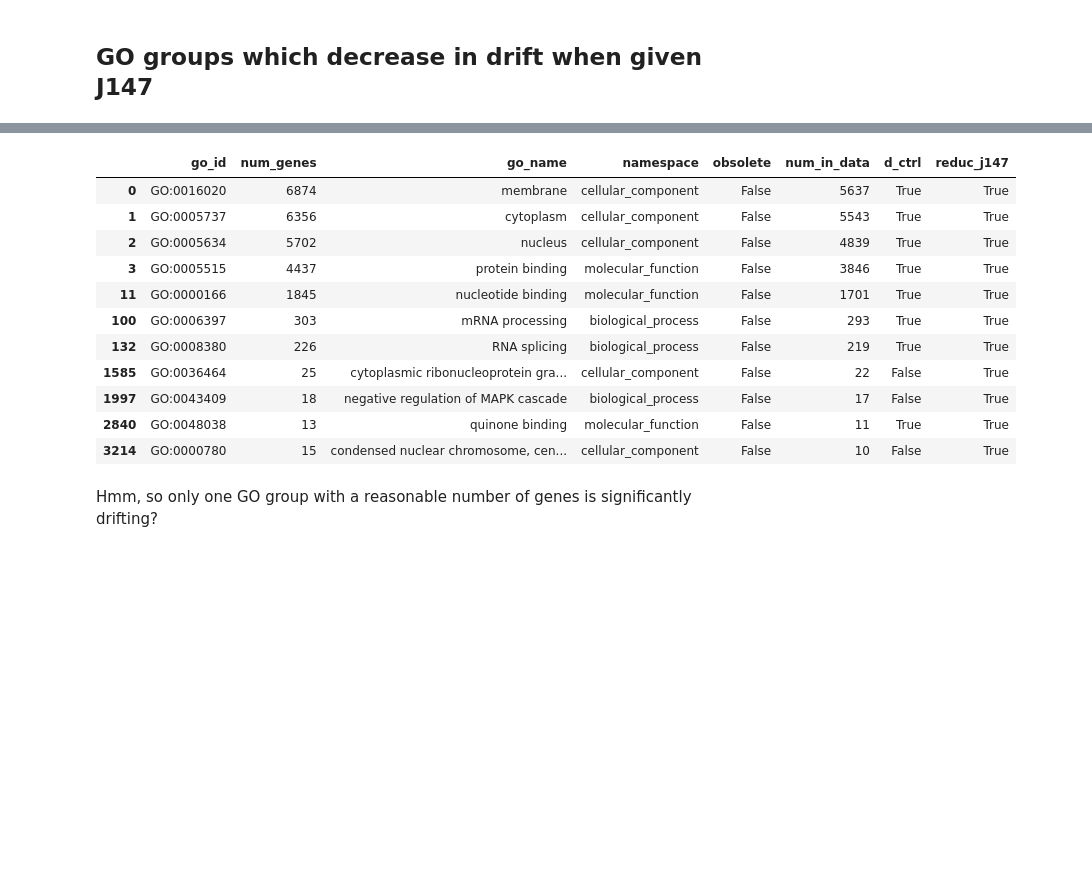
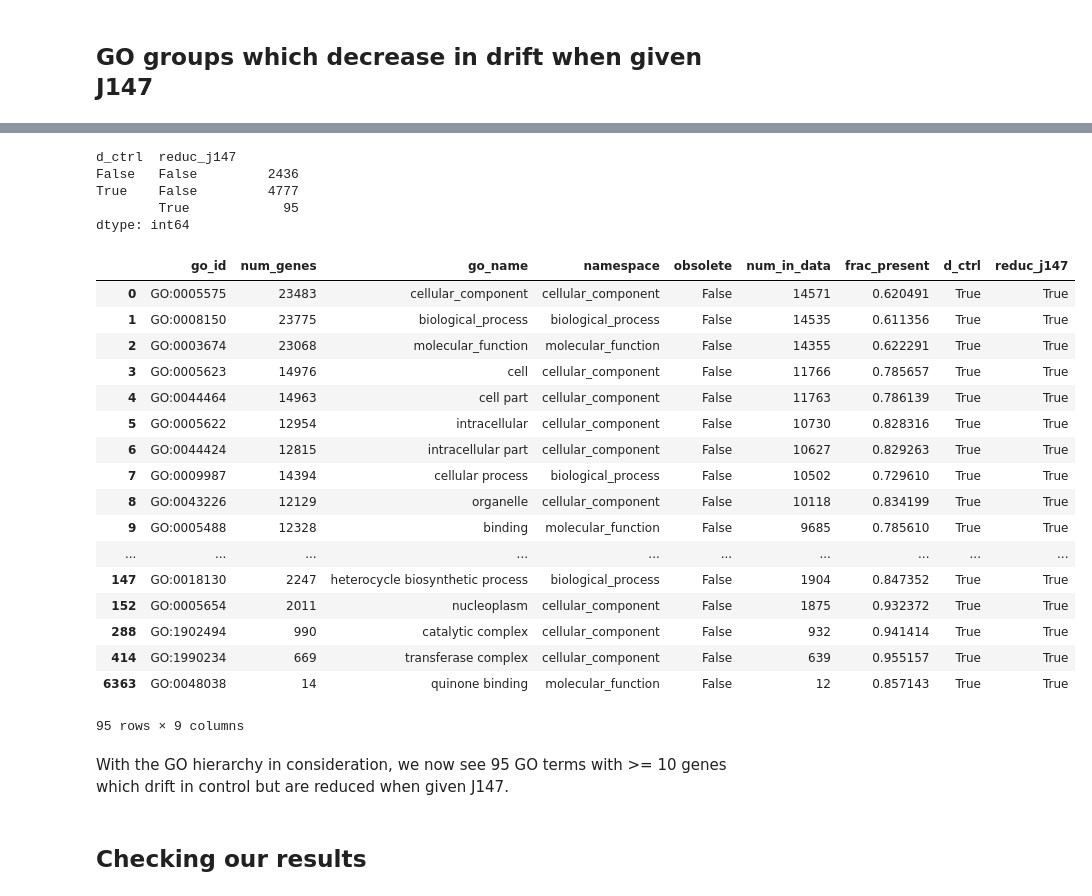
Before and after one commit to veleritas/ageing, a Jupyter notebook: analysis/GSE69244.ipynb, the cells around one changed output, grey strips where cells are left out. Drawn from its saved outputs; the diff is of its cells as text; code cells hidden in the pictures; blank space fills up the shorter version.

```diff
--- a/analysis/GSE69244.ipynb
+++ b/analysis/GSE69244.ipynb
@@ -111,7 +131,7 @@ def filter_go(go_terms, go_groups, dataframe):
 # %%
 info = pd.DataFrame(
-    [(go_term, len(genes)) for go_term, genes in go_groups.items()],
+    [(term, len(genes)) for term, genes in go_groups.items()],
     columns = ["go_id", "num_genes"]
-)
+).sort_values("num_genes", ascending = False).reset_index(drop = True)
 
 info = pd.merge(info, go_defn, how = "inner", on = "go_id")
@@ -134,0 +179,2 @@ info.head()
+# %%
+info = info.query("num_genes > 0")
@@ -135,3 +183,12 @@ info.head()
+# %%
+good_genes = set(data["mgi_id"])
+
+info["num_in_data"] = info["go_id"].map(
+    lambda v: len(good_genes & go_groups[v])
+)
+
+info = info.sort_values("num_in_data", ascending = False).reset_index(drop = True)
+info["frac_present"] = info["num_in_data"] / info["num_genes"]
 # %%
 info.shape
 # %% [output]
@@ -169,7 +244,7 @@ def signif(go_term, df, go_groups, groupby, drift_col, conditions):
     where key = pair of groups, direction = boolean of whether the variance
     of the left group is larger
     """
-    res = filter_go([go_term], go_groups, df)
+    res = filter_go([go_term], go_groups, df, "mgi_id")
 
     p_vals = p_val_pairs(res, groupby, drift_col)
 
@@ -238,18 +313,34 @@ True       11
 Name: reduc_j147, dtype: int64
+# %%
+info.groupby(["d_ctrl", "reduc_j147"]).size()
+# %% [output]
+d_ctrl  reduc_j147
+False   False         2436
+True    False         4777
+        True            95
+dtype: int64
 # %%
-info.query("reduc_j147")
+info.query("d_ctrl & reduc_j147")
 # %% [output]
-|  | go_id | num_genes | go_name | namespace | obsolete | num_in_data | d_ctrl | reduc_j147 |
-| 0 | GO:0016020 | 6874 | membrane | cellular_component | False | 5637 | True | True |
-| 1 | GO:0005737 | 6356 | cytoplasm | cellular_component | False | 5543 | True | True |
-| 2 | GO:0005634 | 5702 | nucleus | cellular_component | False | 4839 | True | True |
-| 3 | GO:0005515 | 4437 | protein binding | molecular_function | False | 3846 | True | True |
-| 11 | GO:0000166 | 1845 | nucleotide binding | molecular_function | False | 1701 | True | True |
-| 100 | GO:0006397 | 303 | mRNA processing | biological_process | False | 293 | True | True |
-| 132 | GO:0008380 | 226 | RNA splicing | biological_process | False | 219 | True | True |
-| 1585 | GO:0036464 | 25 | cytoplasmic ribonucleoprotein gra... | cellular_component | False | 22 | False | True |
-| 1997 | GO:0043409 | 18 | negative regulation of MAPK cascade | biological_process | False | 17 | False | True |
-| 2840 | GO:0048038 | 13 | quinone binding | molecular_function | False | 11 | True | True |
-| 3214 | GO:0000780 | 15 | condensed nuclear chromosome, cen... | cellular_component | False | 10 | False | True |
+|  | go_id | num_genes | go_name | namespace | obsolete | num_in_data | frac_present | d_ctrl | reduc_j147 |
+| 0 | GO:0005575 | 23483 | cellular_component | cellular_component | False | 14571 | 0.620491 | True | True |
+| 1 | GO:0008150 | 23775 | biological_process | biological_process | False | 14535 | 0.611356 | True | True |
+| 2 | GO:0003674 | 23068 | molecular_function | molecular_function | False | 14355 | 0.622291 | True | True |
+| 3 | GO:0005623 | 14976 | cell | cellular_component | False | 11766 | 0.785657 | True | True |
+| 4 | GO:0044464 | 14963 | cell part | cellular_component | False | 11763 | 0.786139 | True | True |
+| 5 | GO:0005622 | 12954 | intracellular | cellular_component | False | 10730 | 0.828316 | True | True |
+| 6 | GO:0044424 | 12815 | intracellular part | cellular_component | False | 10627 | 0.829263 | True | True |
+| 7 | GO:0009987 | 14394 | cellular process | biological_process | False | 10502 | 0.729610 | True | True |
+| 8 | GO:0043226 | 12129 | organelle | cellular_component | False | 10118 | 0.834199 | True | True |
+| 9 | GO:0005488 | 12328 | binding | molecular_function | False | 9685 | 0.785610 | True | True |
+| ... | ... | ... | ... | ... | ... | ... | ... | ... | ... |
+| 147 | GO:0018130 | 2247 | heterocycle biosynthetic process | biological_process | False | 1904 | 0.847352 | True | True |
+| 152 | GO:0005654 | 2011 | nucleoplasm | cellular_component | False | 1875 | 0.932372 | True | True |
+| 288 | GO:1902494 | 990 | catalytic complex | cellular_component | False | 932 | 0.941414 | True | True |
+| 414 | GO:1990234 | 669 | transferase complex | cellular_component | False | 639 | 0.955157 | True | True |
+| 6363 | GO:0048038 | 14 | quinone binding | molecular_function | False | 12 | 0.857143 | True | True |
+95 rows × 9 columns
-# %% [markdown]
-Hmm, so only one GO group with a reasonable number of genes is significantly drifting?
+# %% [markdown]
+With the GO hierarchy in consideration, we now see 95 GO terms with >= 10 genes which drift in control but are reduced when given J147.
+# %% [markdown]
+## Checking our results
```
Also changed, not shown: parts of 47 cells of this notebook.
